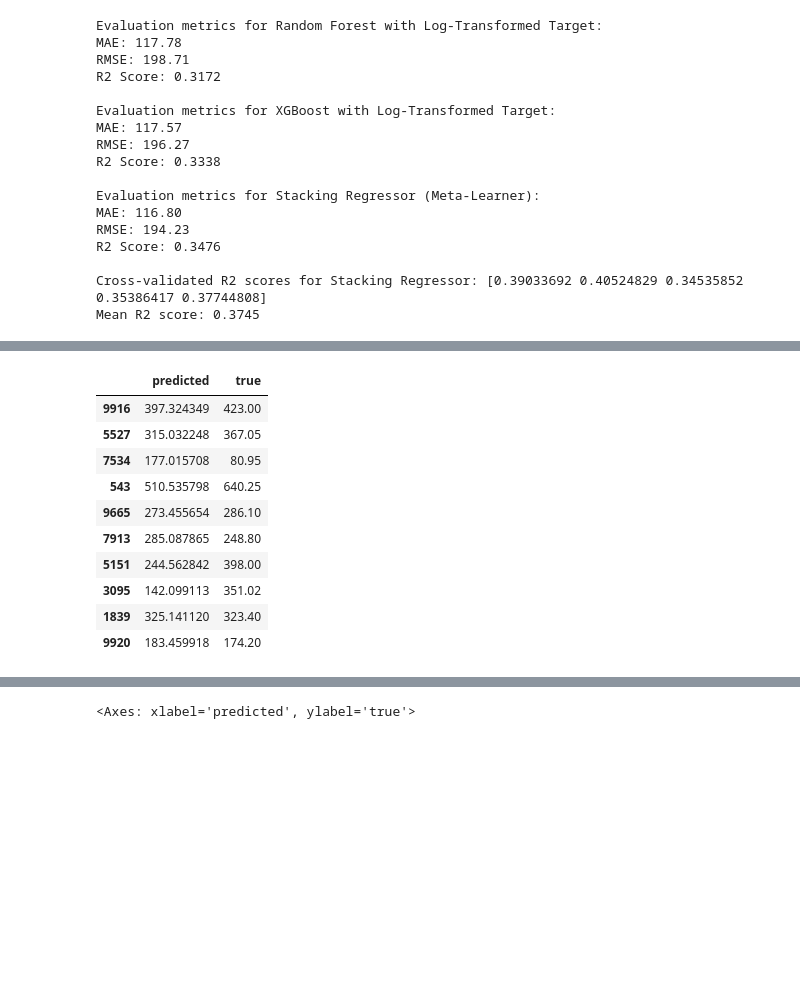
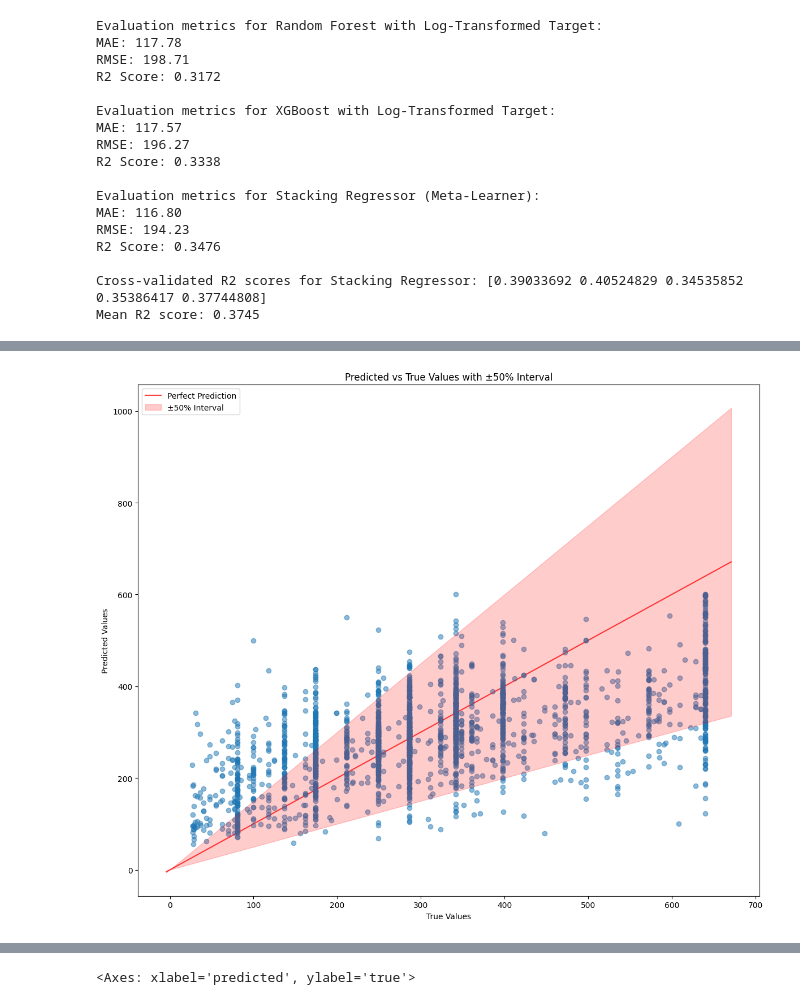
Before and after one commit to mhdhazmi/farm_summary, a Jupyter notebook: best_performing.ipynb, the cells around one changed output, grey strips where cells are left out. Saved outputs shown, nothing was run; the diff lists cells and outputs as text; code cells hidden in the pictures; blank space fills up the shorter version.

```diff
--- a/best_performing.ipynb
+++ b/best_performing.ipynb
@@ -1937,7 +1951,7 @@ from mlflow.models.signature import infer_signature
 current_dir = os.getcwd()
 print(current_dir)
 mlruns_path = os.path.join(current_dir, "mlruns")
-mlruns_path = "~/Users/mohammedalhazmi/Desktop/mlruns"
+mlruns_path = "~/Users/mohammedalhazmi/Desktop/mlruns/"
 print(mlruns_path)
 
 os.makedirs(mlruns_path, exist_ok=True)
@@ -2483,14 +2507,44 @@ Mean R2 score: 0.3569
-# %%
-pd.DataFrame({"predicted":  np.expm1(stacking_regressor.predict(X_test)), "true": y_test_actual}).sample(10)
-# %% [output]
-|  | predicted | true |
-| 9916 | 397.324349 | 423.00 |
-| 5527 | 315.032248 | 367.05 |
-| 7534 | 177.015708 | 80.95 |
-| 543 | 510.535798 | 640.25 |
-| 9665 | 273.455654 | 286.10 |
-| 7913 | 285.087865 | 248.80 |
-| 5151 | 244.562842 | 398.00 |
-| 3095 | 142.099113 | 351.02 |
-| 1839 | 325.141120 | 323.40 |
-| 9920 | 183.459918 | 174.20 |
+# %%
+import pandas as pd
+import numpy as np
+import matplotlib.pyplot as plt
+
+# Create the DataFrame
+df = pd.DataFrame({
+    "predicted": np.expm1(stacking_regressor_lr.predict(X_test)),
+    "true": np.expm1(y_test_log)
+})
+
+# Create the plot
+plt.figure(figsize=(12, 10))
+
+# Create the scatter plot
+plt.scatter(df['true'], df['predicted'], alpha=0.5)
+
+# Get the axis limits
+ax = plt.gca()
+lims = [
+    np.min([ax.get_xlim(), ax.get_ylim()]),  # min of both axes
+    np.max([ax.get_xlim(), ax.get_ylim()]),  # max of both axes
+]
+
+# Add perfect prediction line
+plt.plot(lims, lims, 'r-', alpha=0.75, zorder=0, label='Perfect Prediction')
+
+# Add ±5% interval
+plt.fill_between(lims,
+                 [0.50 * lim for lim in lims],  # Lower bound: -5%
+                 [1.50 * lim for lim in lims],  # Upper bound: +5%
+                 alpha=0.2, color='red', label='±50% Interval')
+
+# Add labels and title
+plt.xlabel('True Values')
+plt.ylabel('Predicted Values')
+plt.title('Predicted vs True Values with ±50% Interval')
+plt.legend()
+
+# Show the plot
+plt.tight_layout()
+plt.show()
+# %% [output]
+[figure, added]
```
Also changed, not shown: parts of 5 cells of this notebook.
